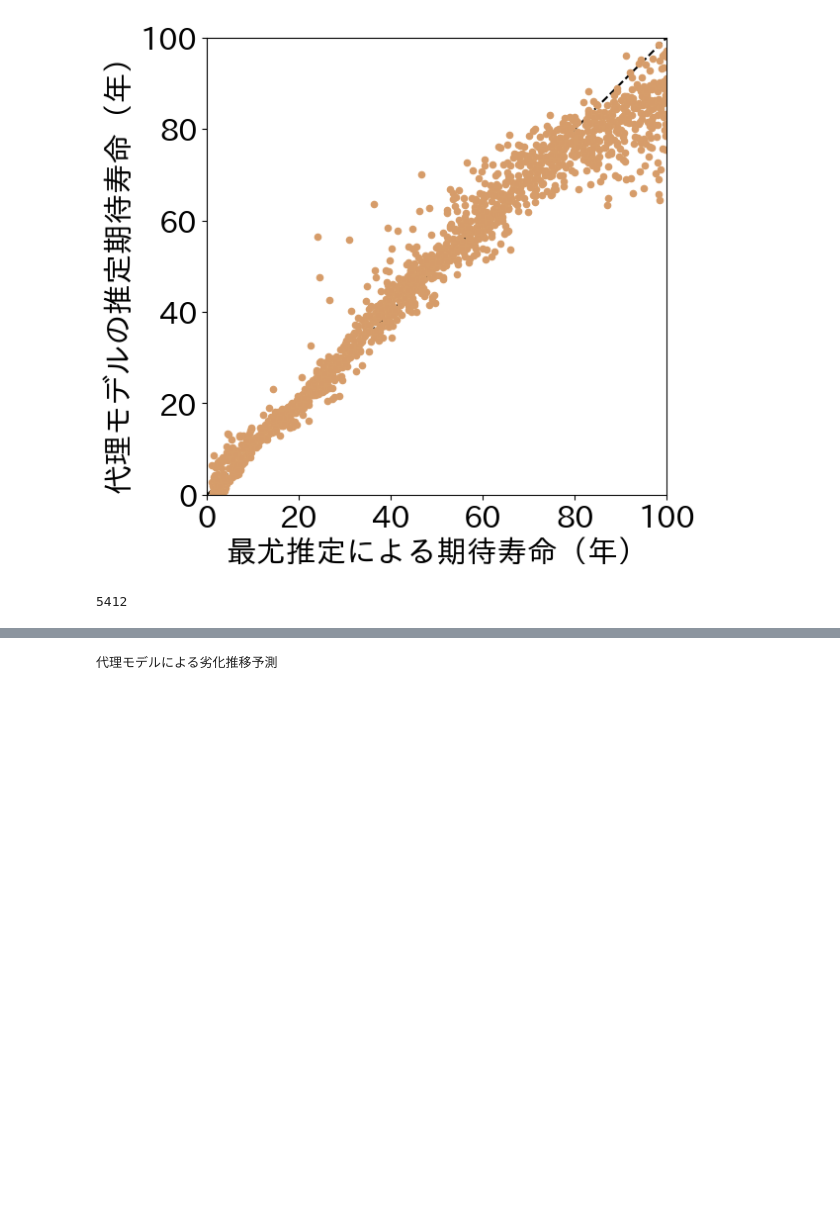
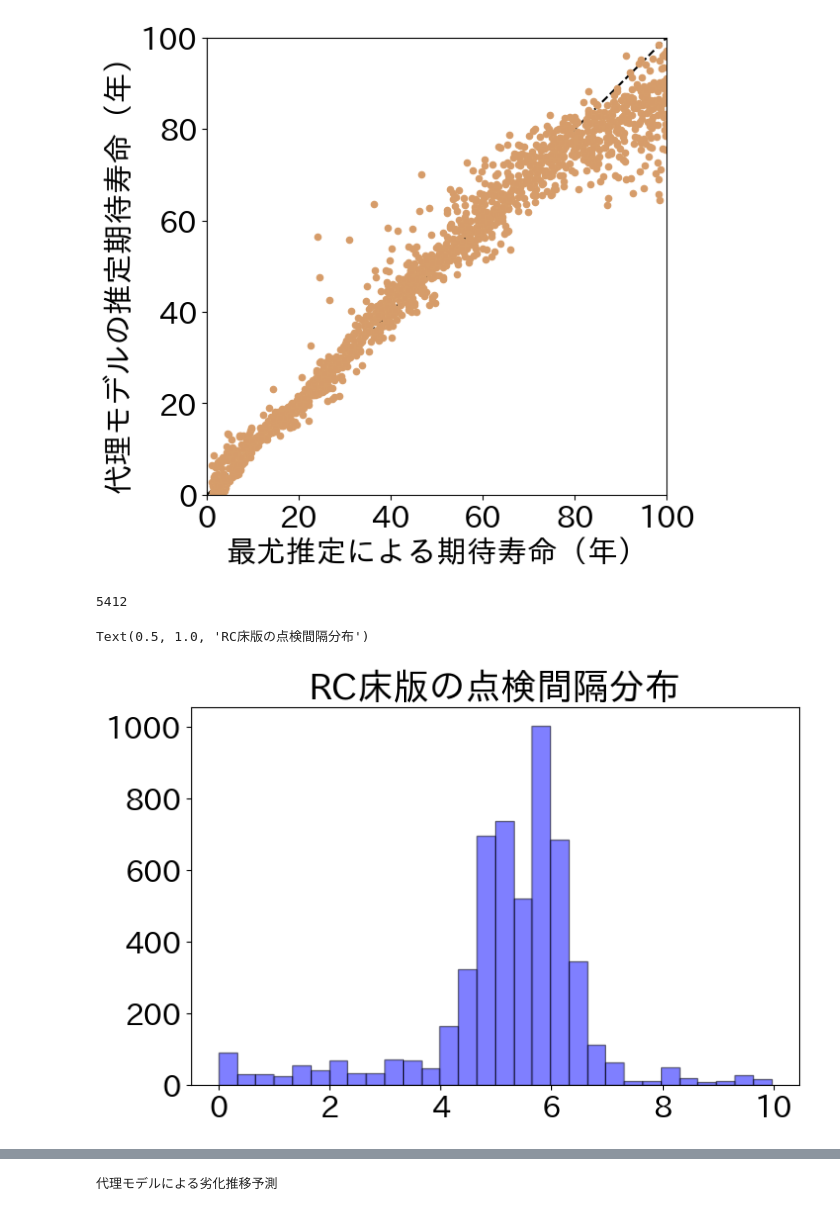
Before and after one commit to natsuki0720/CTMCxDeepSets, a Jupyter notebook: notebooks/evaluate_uniform_models.ipynb, the cells around one changed output, grey strips where cells are left out. Cells and saved outputs as stored; diff of their text form; code cells hidden in the pictures; blank space fills up the shorter version.

```diff
--- a/notebooks/evaluate_uniform_models.ipynb
+++ b/notebooks/evaluate_uniform_models.ipynb
@@ -132,14 +116,18 @@ plt.scatter(df["true"],df["pred"],color = "#d69c6a",edgecolors="#d79e6b",s = 20,
 # %%
 # verificate on real data（橋梁RC床版使用）(現状1.2がベスト)
 real_data_dir = "../real_data/data.csv"
 df = pd.read_csv(real_data_dir, delimiter=",", header = None)
 df.columns = ["pre", "post", "time"]
 df = df[df["pre"] < 4]
 df = df[df["post"] < 5]
 print(len(df))
 r = 1.2
+plt.hist(df["time"], bins=30, alpha=0.5, color="blue", edgecolor="black", zorder= 2)
+plt.title("RC床版の点検間隔分布")
 # %% [output]
 5412
+Text(0.5, 1.0, 'RC床版の点検間隔分布')
+[figure, added]
 # %%
 # likelihood process
 state = np.array([df["pre"],df["post"]])
```
Also changed, not shown: parts of 2 cells of this notebook, 6 other files.
